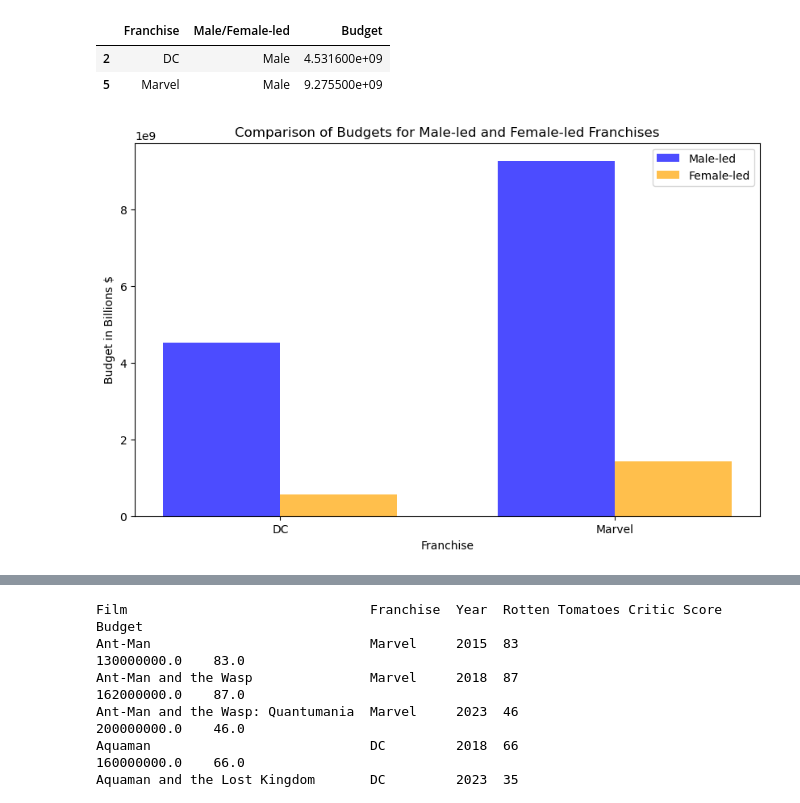
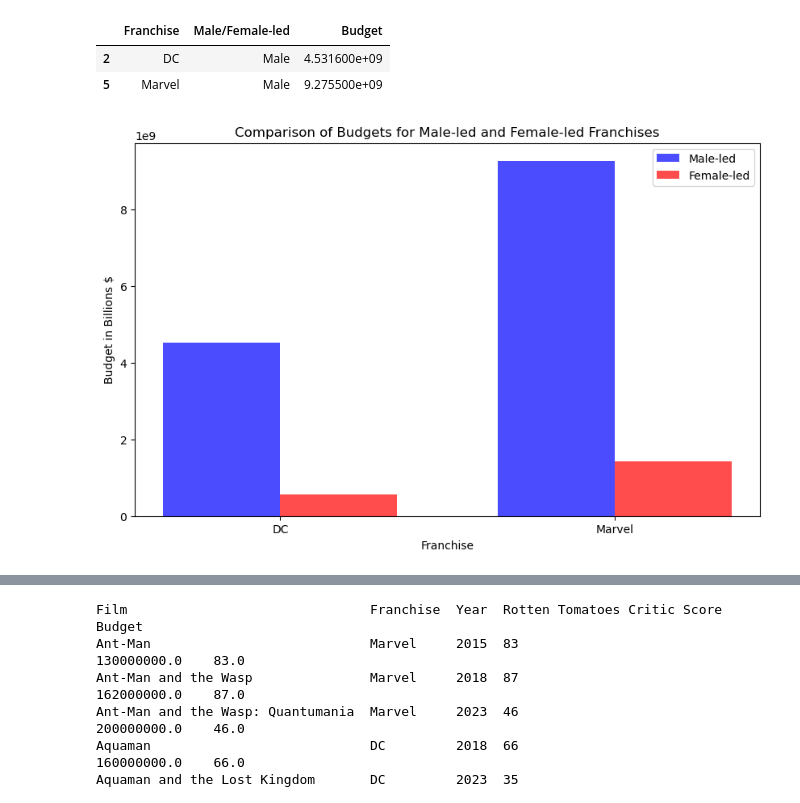
Before and after one commit to Nathan-Savage/project1, a Jupyter notebook: master_project.ipynb, the cells around one changed output, grey strips where cells are left out. Drawn from its saved outputs; the diff is of its cells as text; code cells hidden in the pictures.

```diff
--- a/master_project.ipynb
+++ b/master_project.ipynb
@@ -263,33 +263,33 @@ showlist.head()
 # %%
 # Sample DataFrame similar to the one shown
 data = {
     'Franchise': ['DC', 'Marvel'],
     'Male': [4.5316e9, 9.2755e9],
     'Female': [5.685e8, 1.4285e9]
 }
 df = pd.DataFrame(data)
 # Set up the plot
 fig, ax = plt.subplots(figsize=(10, 6))
 # Define bar width and positions
 bar_width = 0.35
 indices = np.arange(len(df))
 # Plot the Male-led bars
 ax.bar(indices, df['Male'], width=bar_width, label='Male-led', color='blue', alpha=0.7)
 # Plot the Female-led bars, slightly shifted to the right
-ax.bar(indices + bar_width, df['Female'], width=bar_width, label='Female-led', color='orange', alpha=0.7)
+ax.bar(indices + bar_width, df['Female'], width=bar_width, label='Female-led', color='red', alpha=0.7)
 # Set labels and title
 ax.set_xlabel('Franchise')
 ax.set_ylabel('Budget in Billions $')
 ax.set_title('Comparison of Budgets for Male-led and Female-led Franchises')
 ax.set_xticks(indices + bar_width / 2)
 ax.set_xticklabels(df['Franchise'])
 # Add a legend
 ax.legend()
 # Show the plot
 plt.savefig(os.path.join('images','picture name.png'))
 plt.show()
 # %% [output]
-[figure, old version]
+[figure, new version]
 # %%
 #Nathan
 # %%
```
Also changed, not shown: parts of 5 cells of this notebook.
